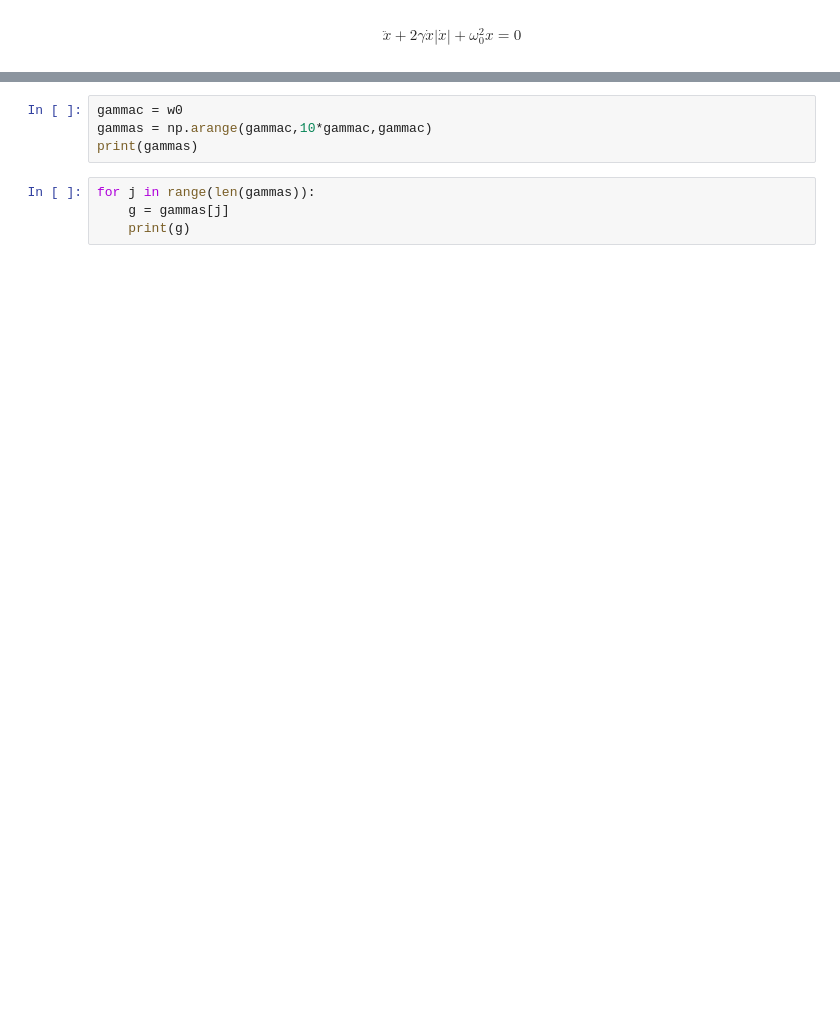
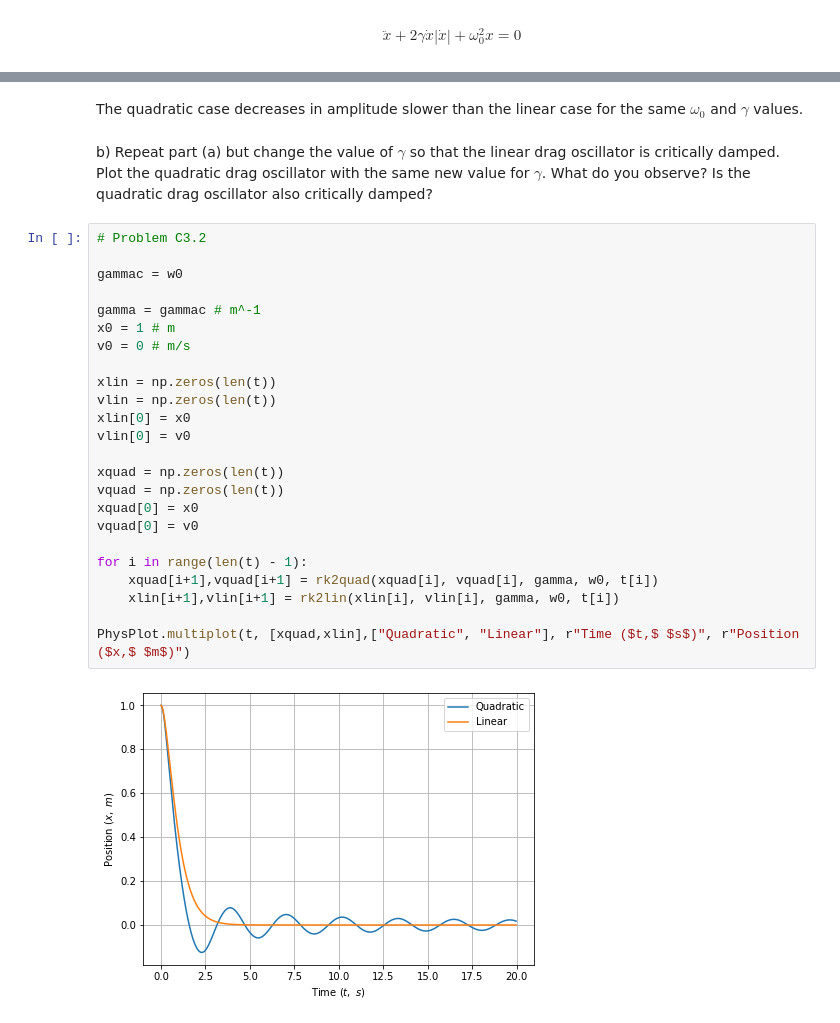
Before and after one commit to Youngposeidon/computational-mechanics-delivery, a Jupyter notebook: project2.ipynb, the cells around one changed output, grey strips where cells are left out. Saved outputs shown, nothing was run; the diff lists cells and outputs as text; blank space fills up the shorter version.

```diff
--- a/project2.ipynb
+++ b/project2.ipynb
@@ -534,8 +555,30 @@ v[0] = v0
-# %%
-gammac = w0
-gammas = np.arange(gammac,10*gammac,gammac)
-print(gammas)
-# %%
-for j in range(len(gammas)):
-    g = gammas[j]
-    print(g)
+# %% [markdown]
+The quadratic case decreases in amplitude slower than the linear case for the same $\omega_0$ and $\gamma$ values.
+# %% [markdown]
+b) Repeat part (a) but change the value of $\gamma$ so that the linear drag oscillator is critically damped. Plot the quadratic drag oscillator with the same new value for $\gamma$. What do you observe? Is the quadratic drag oscillator also critically damped?
+# %%
+# Problem C3.2
+
+gammac = w0
+
+gamma = gammac # m^-1
+x0 = 1 # m
+v0 = 0 # m/s
+
+xlin = np.zeros(len(t))
+vlin = np.zeros(len(t))
+xlin[0] = x0
+vlin[0] = v0
+
+xquad = np.zeros(len(t))
+vquad = np.zeros(len(t))
+xquad[0] = x0
+vquad[0] = v0
+
+for i in range(len(t) - 1):
+    xquad[i+1],vquad[i+1] = rk2quad(xquad[i], vquad[i], gamma, w0, t[i])
+    xlin[i+1],vlin[i+1] = rk2lin(xlin[i], vlin[i], gamma, w0, t[i])
+
+PhysPlot.multiplot(t, [xquad,xlin],["Quadratic", "Linear"], r"Time ($t,$ $s$)", r"Position ($x,$ $m$)")
+# %% [output]
+[figure, added]
```
Also changed, not shown: parts of 15 cells of this notebook.
